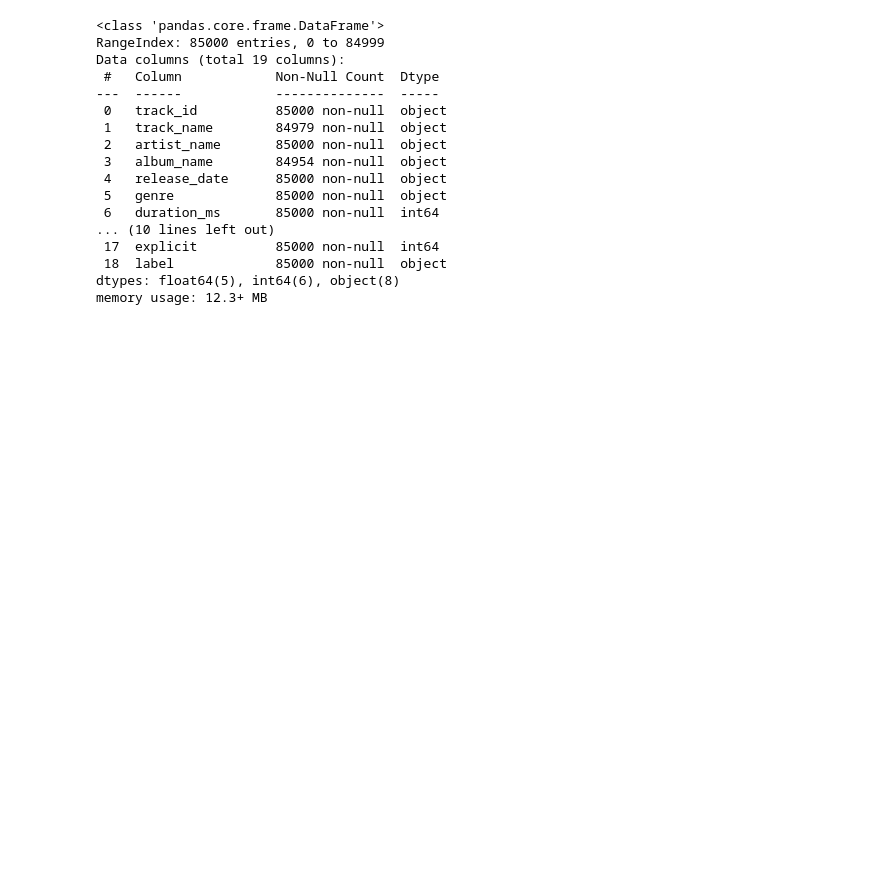
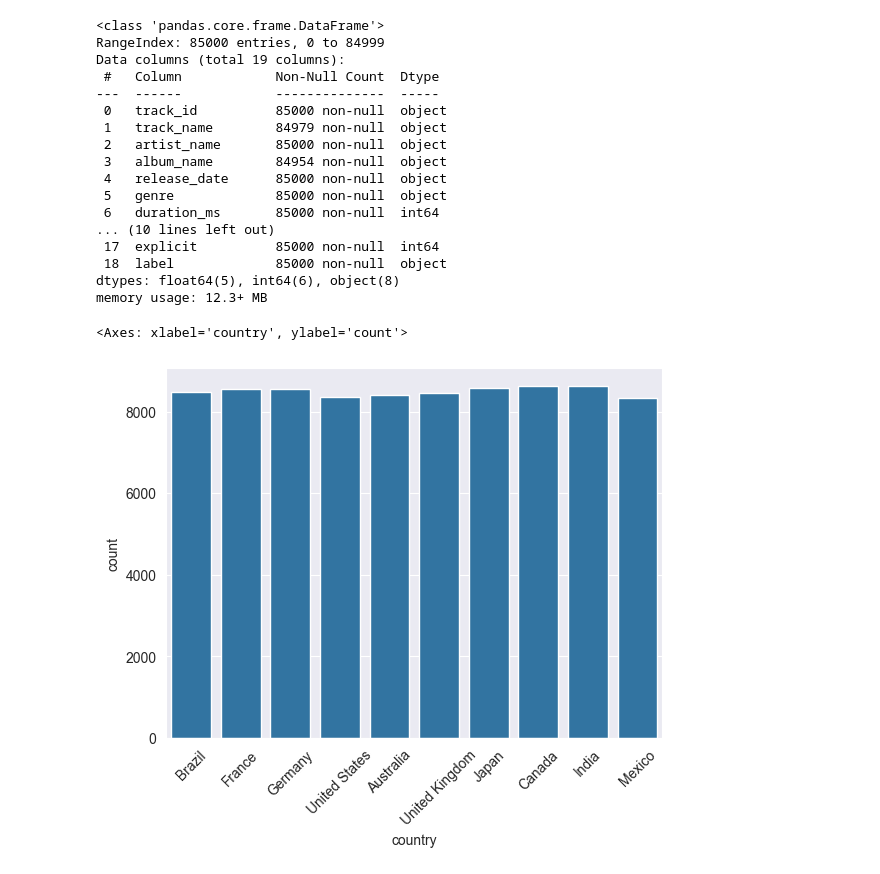
Before and after one commit to rodioniam/study_projects, a Jupyter notebook: practice/pr_1.ipynb, the cells around one changed output. Cells and saved outputs as stored; diff of their text form; code cells hidden in the pictures; blank space fills up the shorter version.

```diff
--- a/practice/pr_1.ipynb
+++ b/practice/pr_1.ipynb
@@ -1,6 +1,12 @@
 # %%
 import kagglehub as kgh
 from kagglehub import KaggleDatasetAdapter
+import seaborn as sns
+import matplotlib.pyplot as plt
+import pandas as pd
+
+sns.set_style('darkgrid')
 # %%
-df = kgh.dataset_load(KaggleDatasetAdapter.PANDAS, handle='rohiteng/spotify-music-analytics-dataset-20152025',
+df = kgh.dataset_load(KaggleDatasetAdapter.PANDAS,
+                      handle='rohiteng/spotify-music-analytics-dataset-20152025',
                       path='spotify_2015_2025_85k.csv')
@@ -26,3 +30,10 @@ Data columns (total 19 columns):
  18  label             85000 non-null  object
 dtypes: float64(5), int64(6), object(8)
 memory usage: 12.3+ MB
+# %%
+# this chart just counts values. I can change 'count' to ['percent', 'proportion', 'probability']
+plt.xticks(rotation=45)
+sns.countplot(df, x='country', stat='count')
+# %% [output]
+<Axes: xlabel='country', ylabel='count'>
+[figure, added]
```
Also changed, not shown: parts of 8 cells of this notebook, 2 other files.
